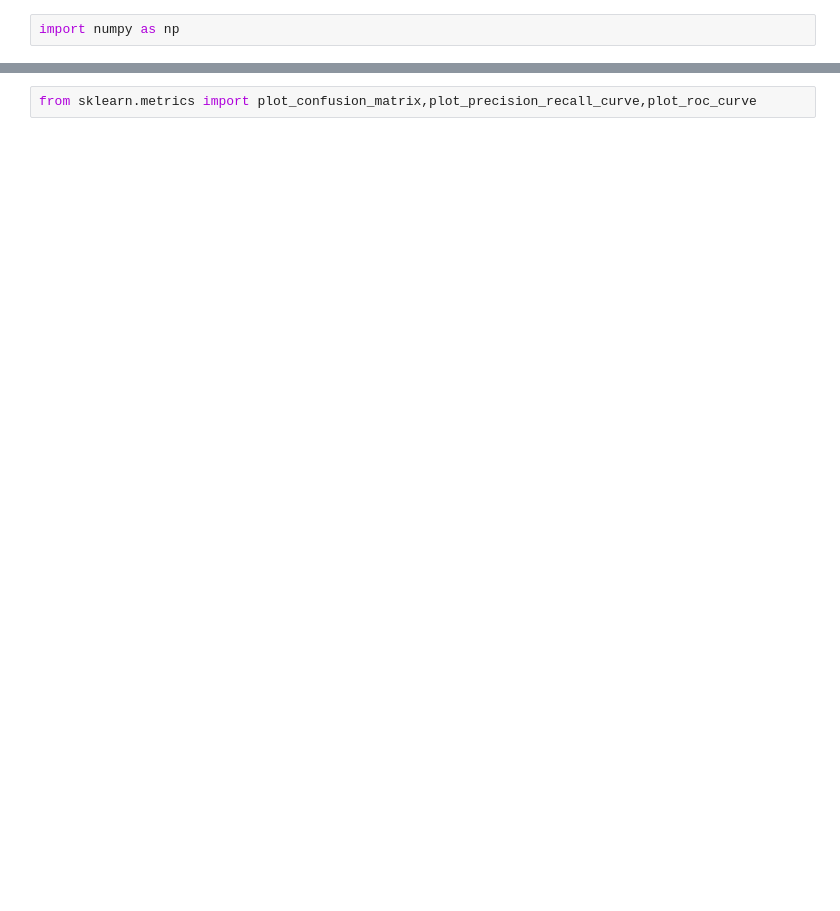
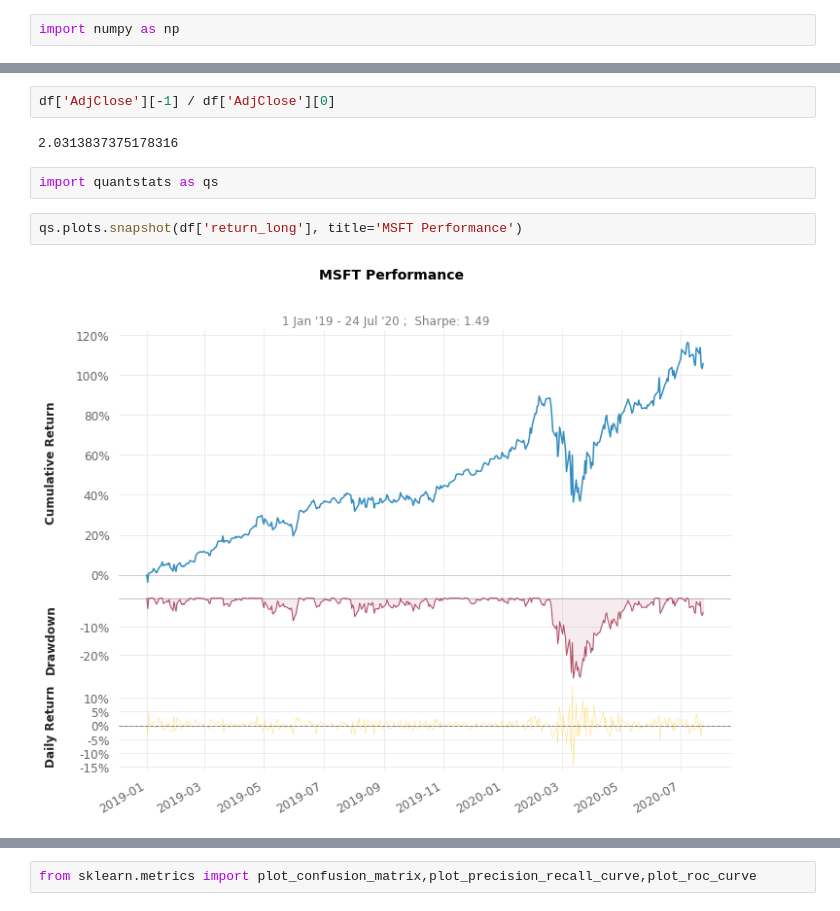
Before and after one commit to simfrep/ml_pipeline, a Jupyter notebook: examples/03_Results.ipynb, the cells around one changed output, grey strips where cells are left out. Cells and saved outputs as stored; diff of their text form; blank space fills up the shorter version.

```diff
--- a/examples/03_Results.ipynb
+++ b/examples/03_Results.ipynb
@@ -111,0 +208,10 @@ prob_models = {}
+# %%
+df['AdjClose'][-1] / df['AdjClose'][0]
+# %% [output]
+2.0313837375178316
+# %%
+import quantstats as qs
+# %%
+qs.plots.snapshot(df['return_long'], title='MSFT Performance')
+# %% [output]
+[figure, added]
```
Also changed, not shown: parts of 33 cells of this notebook.
